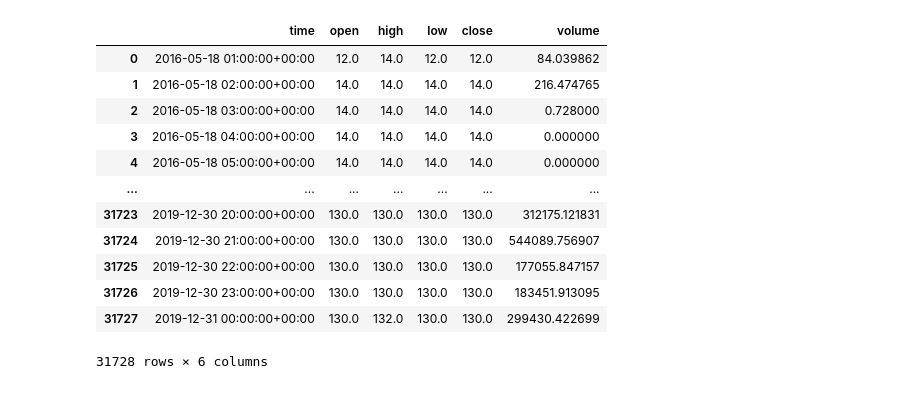
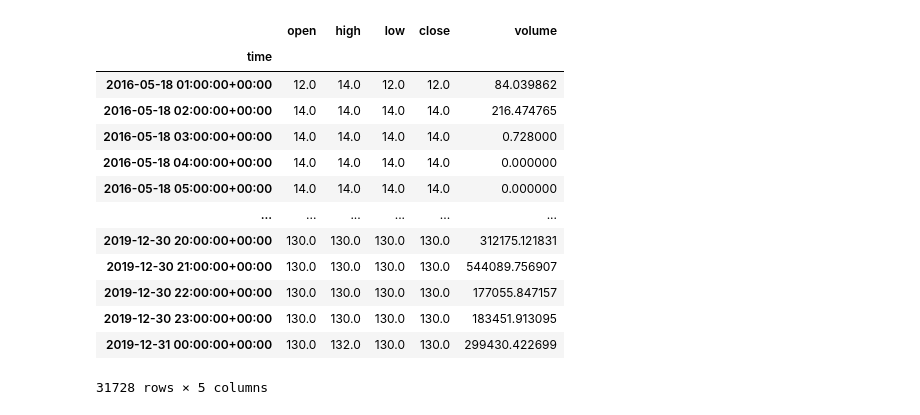
Before and after one commit to sseficha/Ptyxiaki, a Jupyter notebook: Price/Crypto.ipynb, the cells around one changed output. Saved outputs shown, nothing was run; the diff lists cells and outputs as text; code cells hidden in the pictures.

```diff
--- a/Price/Crypto.ipynb
+++ b/Price/Crypto.ipynb
@@ -13,17 +31,19 @@ coins
 # %%
-df = pd.read_feather(coins['ETH_USD'])
-df
+candle = pd.read_feather(coins['ETH_USD'])
+candle.set_index('time', inplace=True)
+candle
 # %% [output]
-|  | time | open | high | low | close | volume |
-| 0 | 2016-05-18 01:00:00+00:00 | 12.0 | 14.0 | 12.0 | 12.0 | 84.039862 |
-| 1 | 2016-05-18 02:00:00+00:00 | 14.0 | 14.0 | 14.0 | 14.0 | 216.474765 |
-| 2 | 2016-05-18 03:00:00+00:00 | 14.0 | 14.0 | 14.0 | 14.0 | 0.728000 |
-| 3 | 2016-05-18 04:00:00+00:00 | 14.0 | 14.0 | 14.0 | 14.0 | 0.000000 |
-| 4 | 2016-05-18 05:00:00+00:00 | 14.0 | 14.0 | 14.0 | 14.0 | 0.000000 |
-| ... | ... | ... | ... | ... | ... | ... |
-| 31723 | 2019-12-30 20:00:00+00:00 | 130.0 | 130.0 | 130.0 | 130.0 | 312175.121831 |
-| 31724 | 2019-12-30 21:00:00+00:00 | 130.0 | 130.0 | 130.0 | 130.0 | 544089.756907 |
-| 31725 | 2019-12-30 22:00:00+00:00 | 130.0 | 130.0 | 130.0 | 130.0 | 177055.847157 |
-| 31726 | 2019-12-30 23:00:00+00:00 | 130.0 | 130.0 | 130.0 | 130.0 | 183451.913095 |
-| 31727 | 2019-12-31 00:00:00+00:00 | 130.0 | 132.0 | 130.0 | 130.0 | 299430.422699 |
+|  | open | high | low | close | volume |
+| time |  |  |  |  |  |
+| 2016-05-18 01:00:00+00:00 | 12.0 | 14.0 | 12.0 | 12.0 | 84.039862 |
+| 2016-05-18 02:00:00+00:00 | 14.0 | 14.0 | 14.0 | 14.0 | 216.474765 |
+| 2016-05-18 03:00:00+00:00 | 14.0 | 14.0 | 14.0 | 14.0 | 0.728000 |
+| 2016-05-18 04:00:00+00:00 | 14.0 | 14.0 | 14.0 | 14.0 | 0.000000 |
+| 2016-05-18 05:00:00+00:00 | 14.0 | 14.0 | 14.0 | 14.0 | 0.000000 |
+| ... | ... | ... | ... | ... | ... |
+| 2019-12-30 20:00:00+00:00 | 130.0 | 130.0 | 130.0 | 130.0 | 312175.121831 |
+| 2019-12-30 21:00:00+00:00 | 130.0 | 130.0 | 130.0 | 130.0 | 544089.756907 |
+| 2019-12-30 22:00:00+00:00 | 130.0 | 130.0 | 130.0 | 130.0 | 177055.847157 |
+| 2019-12-30 23:00:00+00:00 | 130.0 | 130.0 | 130.0 | 130.0 | 183451.913095 |
+| 2019-12-31 00:00:00+00:00 | 130.0 | 132.0 | 130.0 | 130.0 | 299430.422699 |
-31728 rows × 6 columns
+31728 rows × 5 columns
```
Also changed, not shown: parts of 17 cells of this notebook, 4 other files.
